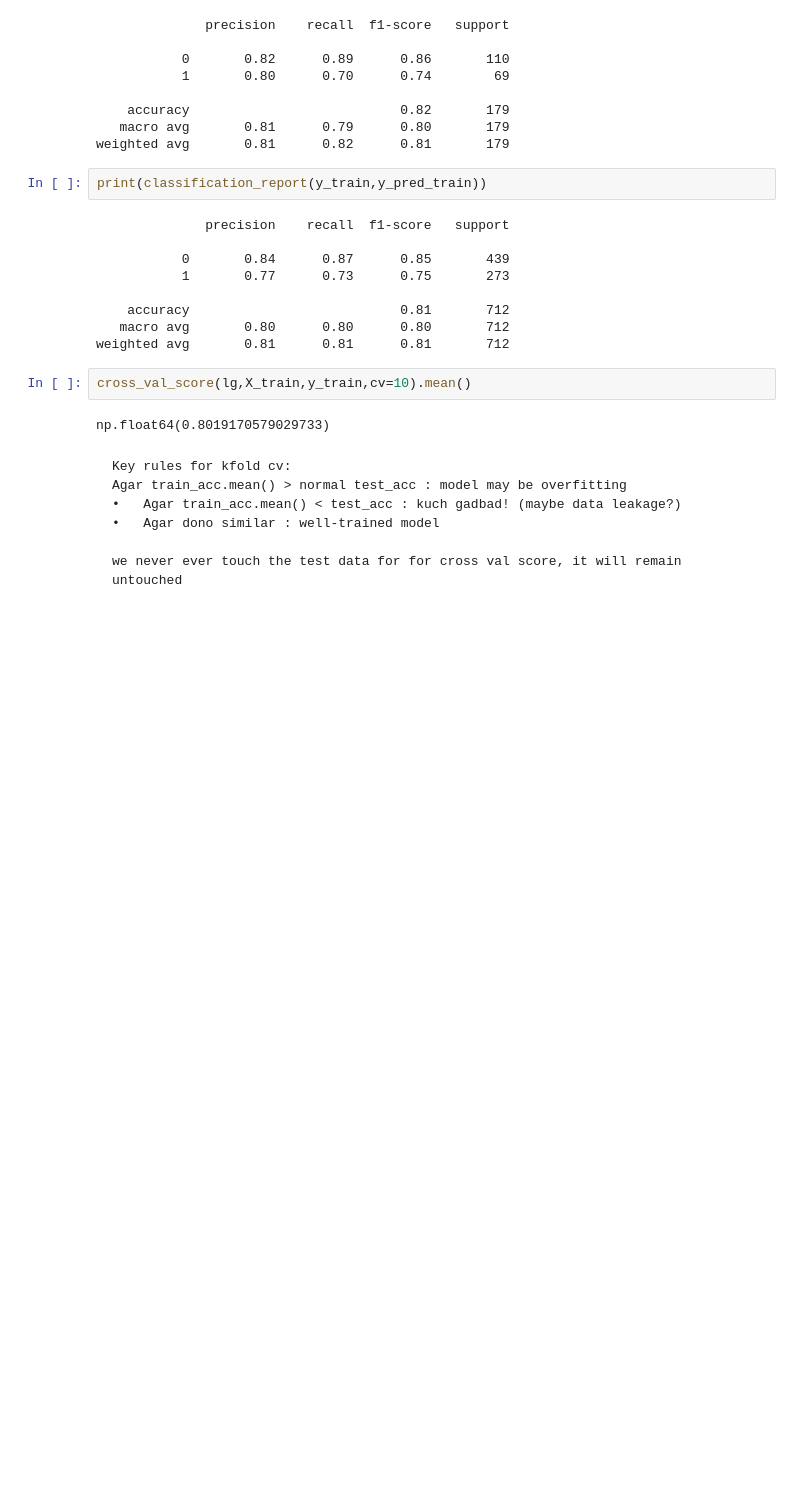
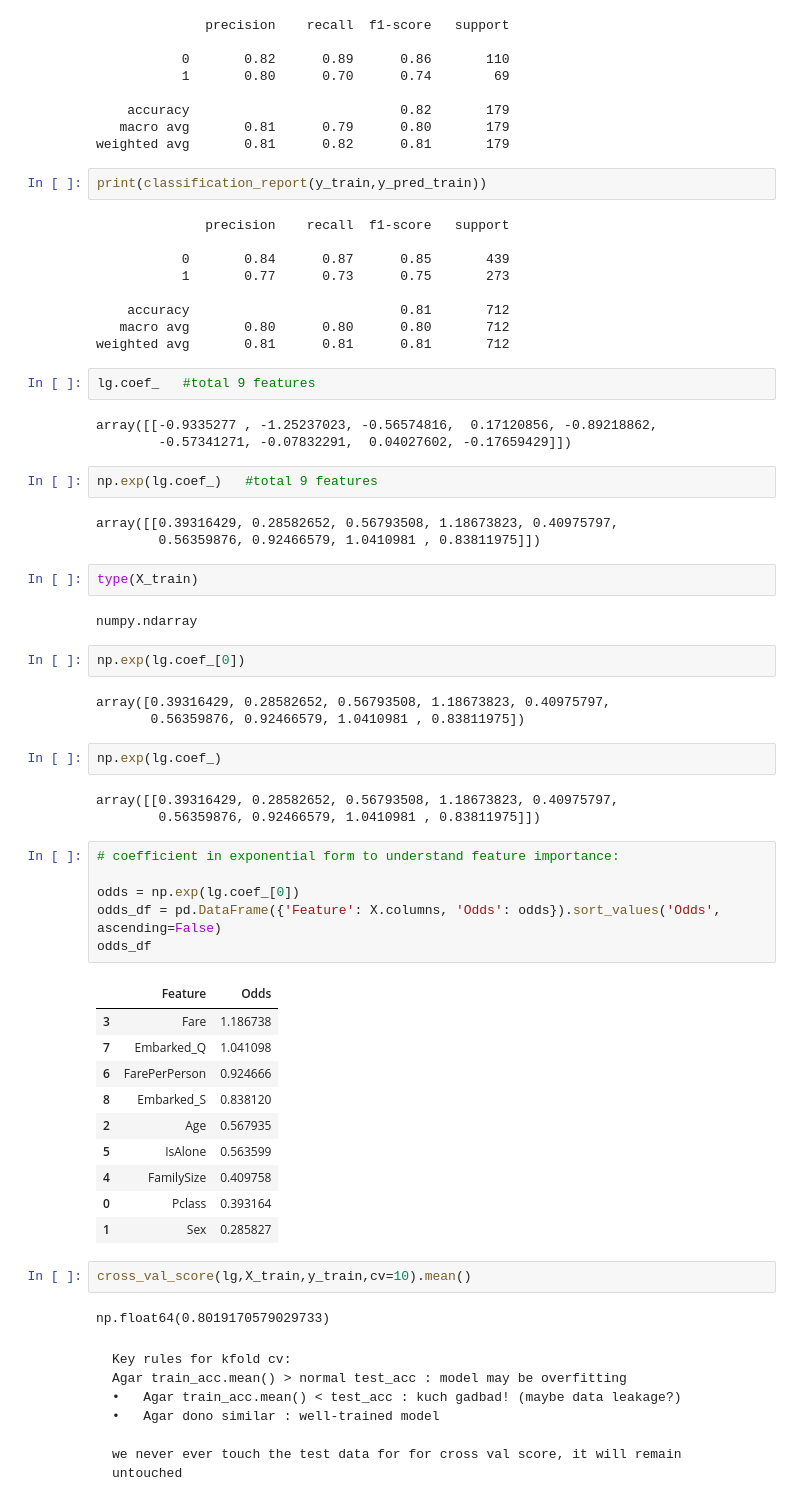
Before and after one commit to gurudattamanpreet/Practice, a Jupyter notebook: Titanic3.ipynb, the cells around one changed output. Cells and saved outputs as stored; diff of their text form; blank space fills up the shorter version.

```diff
--- a/Titanic3.ipynb
+++ b/Titanic3.ipynb
@@ -350,6 +360,47 @@ print(classification_report(y_train,y_pred_train))
     accuracy                           0.81       712
    macro avg       0.80      0.80      0.80       712
 weighted avg       0.81      0.81      0.81       712
+# %%
+lg.coef_   #total 9 features
+# %% [output]
+array([[-0.9335277 , -1.25237023, -0.56574816,  0.17120856, -0.89218862,
+        -0.57341271, -0.07832291,  0.04027602, -0.17659429]])
+# %%
+np.exp(lg.coef_)   #total 9 features
+# %% [output]
+array([[0.39316429, 0.28582652, 0.56793508, 1.18673823, 0.40975797,
+        0.56359876, 0.92466579, 1.0410981 , 0.83811975]])
+# %%
+type(X_train)
+# %% [output]
+numpy.ndarray
+# %%
+np.exp(lg.coef_[0])
+# %% [output]
+array([0.39316429, 0.28582652, 0.56793508, 1.18673823, 0.40975797,
+       0.56359876, 0.92466579, 1.0410981 , 0.83811975])
+# %%
+np.exp(lg.coef_)
+# %% [output]
+array([[0.39316429, 0.28582652, 0.56793508, 1.18673823, 0.40975797,
+        0.56359876, 0.92466579, 1.0410981 , 0.83811975]])
+# %%
+# coefficient in exponential form to understand feature importance:
+
+odds = np.exp(lg.coef_[0])
+odds_df = pd.DataFrame({'Feature': X.columns, 'Odds': odds}).sort_values('Odds', ascending=False)
+odds_df
+# %% [output]
+|  | Feature | Odds |
+| 3 | Fare | 1.186738 |
+| 7 | Embarked_Q | 1.041098 |
+| 6 | FarePerPerson | 0.924666 |
+| 8 | Embarked_S | 0.838120 |
+| 2 | Age | 0.567935 |
+| 5 | IsAlone | 0.563599 |
+| 4 | FamilySize | 0.409758 |
+| 0 | Pclass | 0.393164 |
+| 1 | Sex | 0.285827 |
 # %%
 cross_val_score(lg,X_train,y_train,cv=10).mean()
 # %% [output]
```
Also changed, not shown: parts of 8 cells of this notebook.
